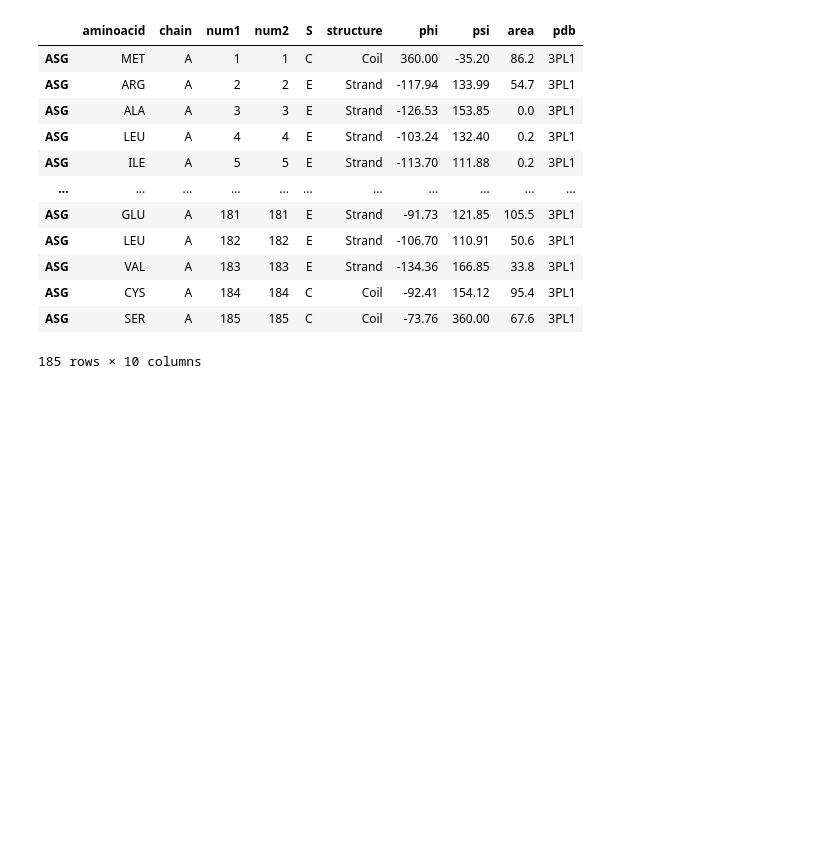
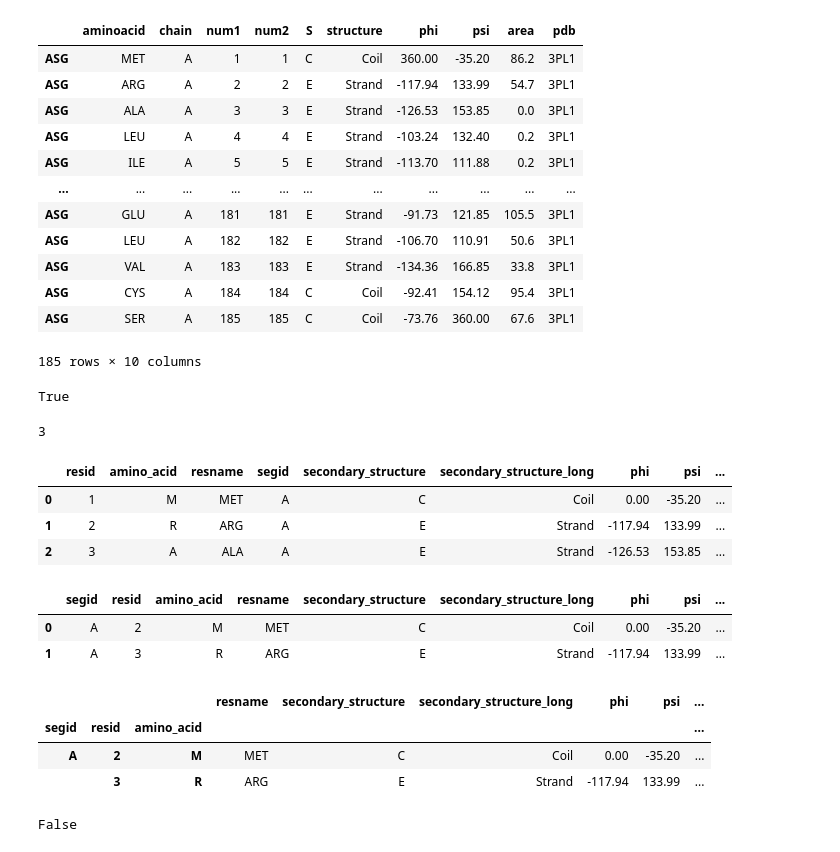
Before and after one commit to fowler-lab/sbmlcore, a Jupyter notebook: Untitled.ipynb, the cells around one changed output. Drawn from its saved outputs; the diff is of its cells as text; code cells hidden in the pictures; blank space fills up the shorter version.

```diff
--- a/Untitled.ipynb
+++ b/Untitled.ipynb
@@ -124,3 +121,19 @@ df
 | ASG | CYS | A | 184 | 184 | C | Coil | -92.41 | 154.12 | 95.4 | 3PL1 |
 | ASG | SER | A | 185 | 185 | C | Coil | -73.76 | 360.00 | 67.6 | 3PL1 |
 185 rows × 10 columns
+# %%
+isinstance(numpy.nan, float)
+# %% [output]
+True
+# %%
+a = numpy.array([numpy.nan, numpy.nan, numpy.nan, 4.0])
+sum(numpy.isnan(a))
+# %% [output]
+3
+# %%
+a.results[:3]
+# %% [output]
+|  | resid | amino_acid | resname | segid | secondary_structure | secondary_structure_long | phi | psi | ... |
+| 0 | 1 | M | MET | A | C | Coil | 0.00 | -35.20 | ... |
+| 1 | 2 | R | ARG | A | E | Strand | -117.94 | 133.99 | ... |
+| 2 | 3 | A | ALA | A | E | Strand | -126.53 | 153.85 | ... |
@@ -126,0 +150,18 @@ df
+# %%
+b[:2]
+# %% [output]
+|  | segid | resid | amino_acid | resname | secondary_structure | secondary_structure_long | phi | psi | ... |
+| 0 | A | 2 | M | MET | C | Coil | 0.00 | -35.20 | ... |
+| 1 | A | 3 | R | ARG | E | Strand | -117.94 | 133.99 | ... |
+# %%
+b.set_index(['segid' ,'resid', 'amino_acid'], inplace=True)
+b[:2]
+# %% [output]
+|  |  |  | resname | secondary_structure | secondary_structure_long | phi | psi | ... |
+| segid | resid | amino_acid |  |  |  |  |  | ... |
+| A | 2 | M | MET | C | Coil | 0.00 | -35.20 | ... |
+|  | 3 | R | ARG | E | Strand | -117.94 | 133.99 | ... |
+# %%
+len(set(a.results.index).intersection(set(b.index))) == len(set(a.results.index))
+# %% [output]
+False
```
Also changed, not shown: parts of 7 cells of this notebook, 2 other files.
